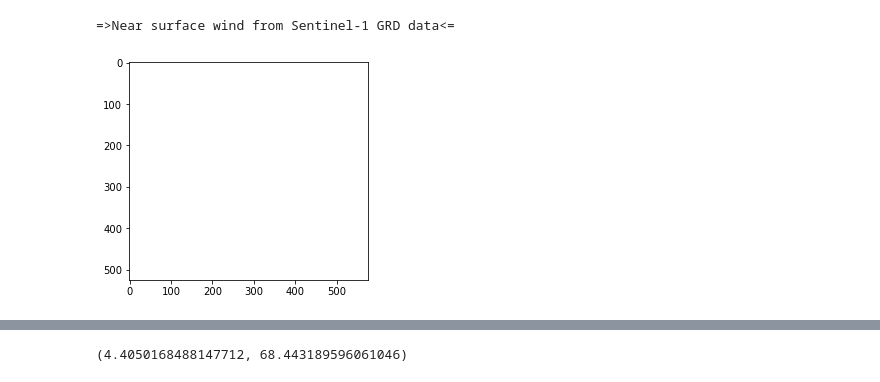
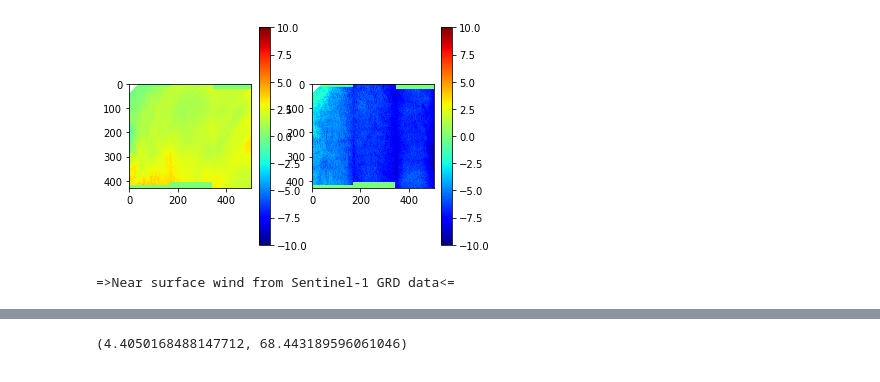
Before and after one commit to nansencenter/openwind, a Jupyter notebook: notebooks/Sentinel-1 wind.ipynb, the cells around one changed output, grey strips where cells are left out. Drawn from its saved outputs; the diff is of its cells as text; code cells hidden in the pictures.

```diff
--- a/notebooks/Sentinel-1 wind.ipynb
+++ b/notebooks/Sentinel-1 wind.ipynb
@@ -21,12 +21,21 @@ from geospaas_wind.utils import wind_from_sar_and_arome_forecast
 fn = '/home/vagrant/project/products/WIND_S1A_IW_GRDM_1SDV_20190709T165618_20190709T165650_028043_032AC4_6010.nc'
 fn = '/home/vagrant/project/products/WIND_S1A_IW_GRDM_1SDV_20190709T165553_20190709T165625_028043_032AC4_4501.nc'
 #fn = '/home/vagrant/project/products/WIND_S1A_IW_GRDM_1SDV_20190704T052723_20190704T052755_027963_03284A_AF7D.nc'
+fn = '/home/vagrant/project/products/TMP_WIND_S1A_IW_GRDM_1SDV_20190709T165618_20190709T165650_028043_032AC4_6010.nc'
 # %%
 n = Nansat(fn)
-# %% [output]
-=>Near surface wind from Sentinel-1 GRD data<=
 # %%
+plt.subplot(1,2,1)
 plt.imshow(n['U'], vmin=-10, vmax=10, cmap='jet')
+plt.colorbar()
+plt.subplot(1,2,2)
+plt.imshow(n['V'], vmin=-10, vmax=10, cmap='jet')
+plt.colorbar()
 plt.show()
 # %% [output]
-[figure, old version]
+[figure, new version]
+# %%
+fn = '/home/vagrant/project/products/WIND_S1A_IW_GRDM_1SDV_20190709T165618_20190709T165650_028043_032AC4_6010.nc'
+w = Nansat(fn)
+# %% [output]
+=>Near surface wind from Sentinel-1 GRD data<=
```
Also changed, not shown: parts of 2 cells of this notebook, 1 other file.
